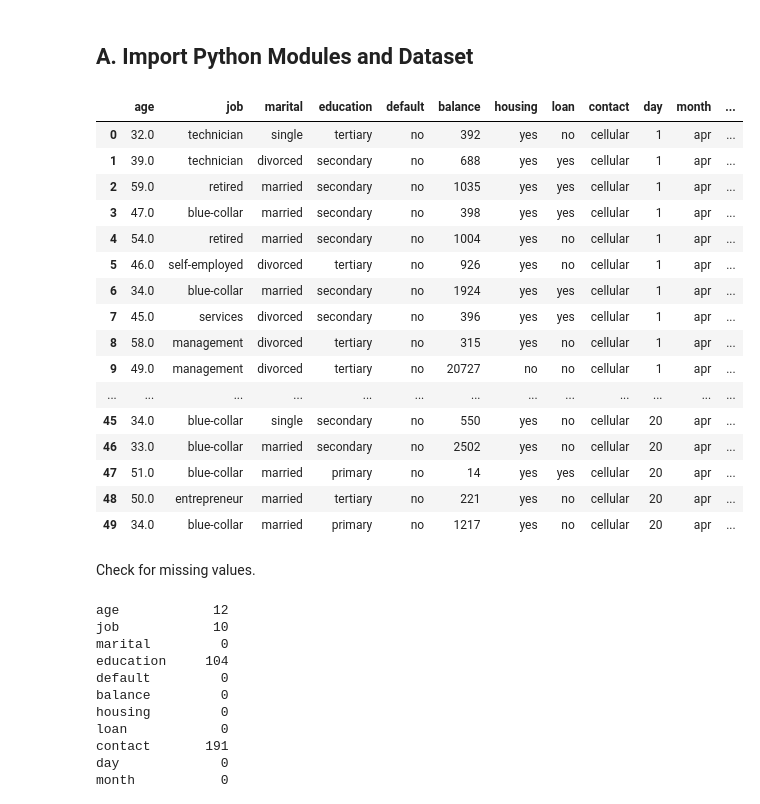
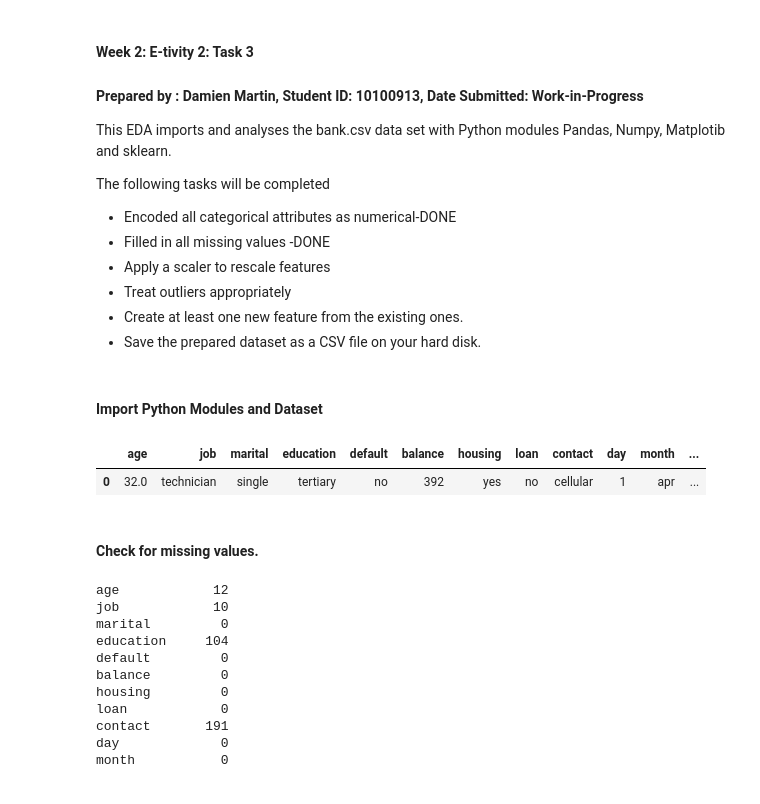
Before and after one commit to 110900/dmdm, a Jupyter notebook: Etivity-2.ipynb, the cells around one changed output. Drawn from its saved outputs; the diff is of its cells as text; code cells hidden in the pictures.

```diff
--- a/Etivity-2.ipynb
+++ b/Etivity-2.ipynb
@@ -15,34 +1,32 @@ We are go going to perform *data preparation*, or *data preprocessing*, or *data
+# %% [markdown]
+####           Week 2:  E-tivity 2: Task 3
+#### Prepared by : Damien Martin, Student ID: 10100913, Date Submitted: Work-in-Progress
+
+This EDA imports and analyses the bank.csv data set with Python modules Pandas, Numpy, Matplotib and sklearn.
+
+The following tasks will be completed
+- Encoded all categorical attributes as numerical-DONE
+- Filled in all missing values -DONE
+- Apply a scaler to rescale features
+- Treat outliers appropriately
+- Create at least one new feature from the existing ones.
+- Save the prepared dataset as a CSV file on your hard disk.
 # %% [markdown]
-## A. Import Python Modules and Dataset
+#### Import Python Modules and Dataset
 # %%
 import pandas as pd
 import numpy as np
 from sklearn.preprocessing import RobustScaler
 import matplotlib.pyplot as plt
 %matplotlib inline
 
 df = pd.read_csv("./bank.csv")
-df.head(50)
+df.head(1)
 # %% [output]
 |  | age | job | marital | education | default | balance | housing | loan | contact | day | month | ... |
 | 0 | 32.0 | technician | single | tertiary | no | 392 | yes | no | cellular | 1 | apr | ... |
-| 1 | 39.0 | technician | divorced | secondary | no | 688 | yes | yes | cellular | 1 | apr | ... |
-| 2 | 59.0 | retired | married | secondary | no | 1035 | yes | yes | cellular | 1 | apr | ... |
-| 3 | 47.0 | blue-collar | married | secondary | no | 398 | yes | yes | cellular | 1 | apr | ... |
-| 4 | 54.0 | retired | married | secondary | no | 1004 | yes | no | cellular | 1 | apr | ... |
-| 5 | 46.0 | self-employed | divorced | tertiary | no | 926 | yes | no | cellular | 1 | apr | ... |
-| 6 | 34.0 | blue-collar | married | secondary | no | 1924 | yes | yes | cellular | 1 | apr | ... |
-| 7 | 45.0 | services | divorced | secondary | no | 396 | yes | yes | cellular | 1 | apr | ... |
-| 8 | 58.0 | management | divorced | tertiary | no | 315 | yes | no | cellular | 1 | apr | ... |
-| 9 | 49.0 | management | divorced | tertiary | no | 20727 | no | no | cellular | 1 | apr | ... |
-| ... | ... | ... | ... | ... | ... | ... | ... | ... | ... | ... | ... | ... |
-| 45 | 34.0 | blue-collar | single | secondary | no | 550 | yes | no | cellular | 20 | apr | ... |
-| 46 | 33.0 | blue-collar | married | secondary | no | 2502 | yes | no | cellular | 20 | apr | ... |
-| 47 | 51.0 | blue-collar | married | primary | no | 14 | yes | yes | cellular | 20 | apr | ... |
-| 48 | 50.0 | entrepreneur | married | tertiary | no | 221 | yes | no | cellular | 20 | apr | ... |
-| 49 | 34.0 | blue-collar | married | primary | no | 1217 | yes | no | cellular | 20 | apr | ... |
 # %% [markdown]
-Check for missing values.
+#### Check for missing values.
 # %%
 df.isna().sum()
 # %% [output]
```
Also changed, not shown: parts of 64 cells of this notebook.
